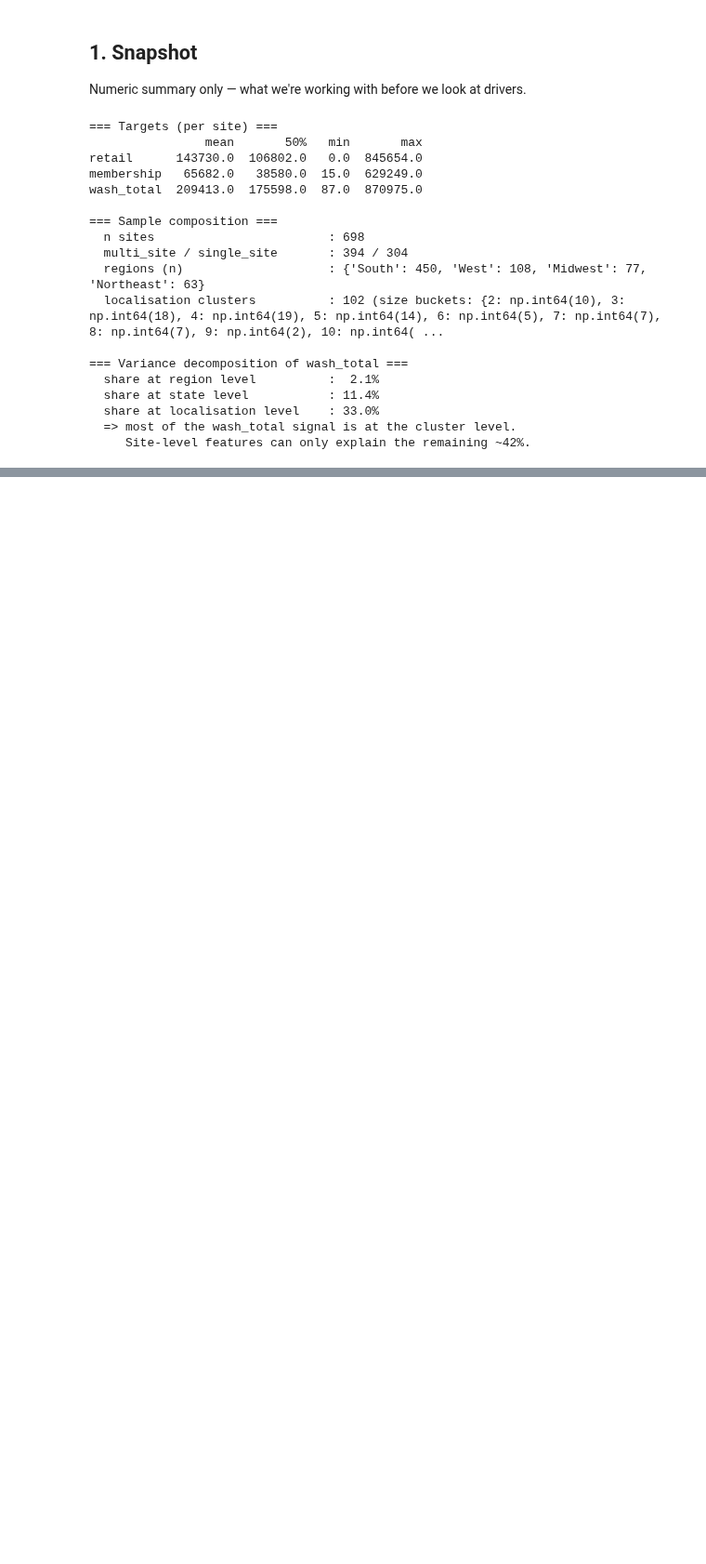
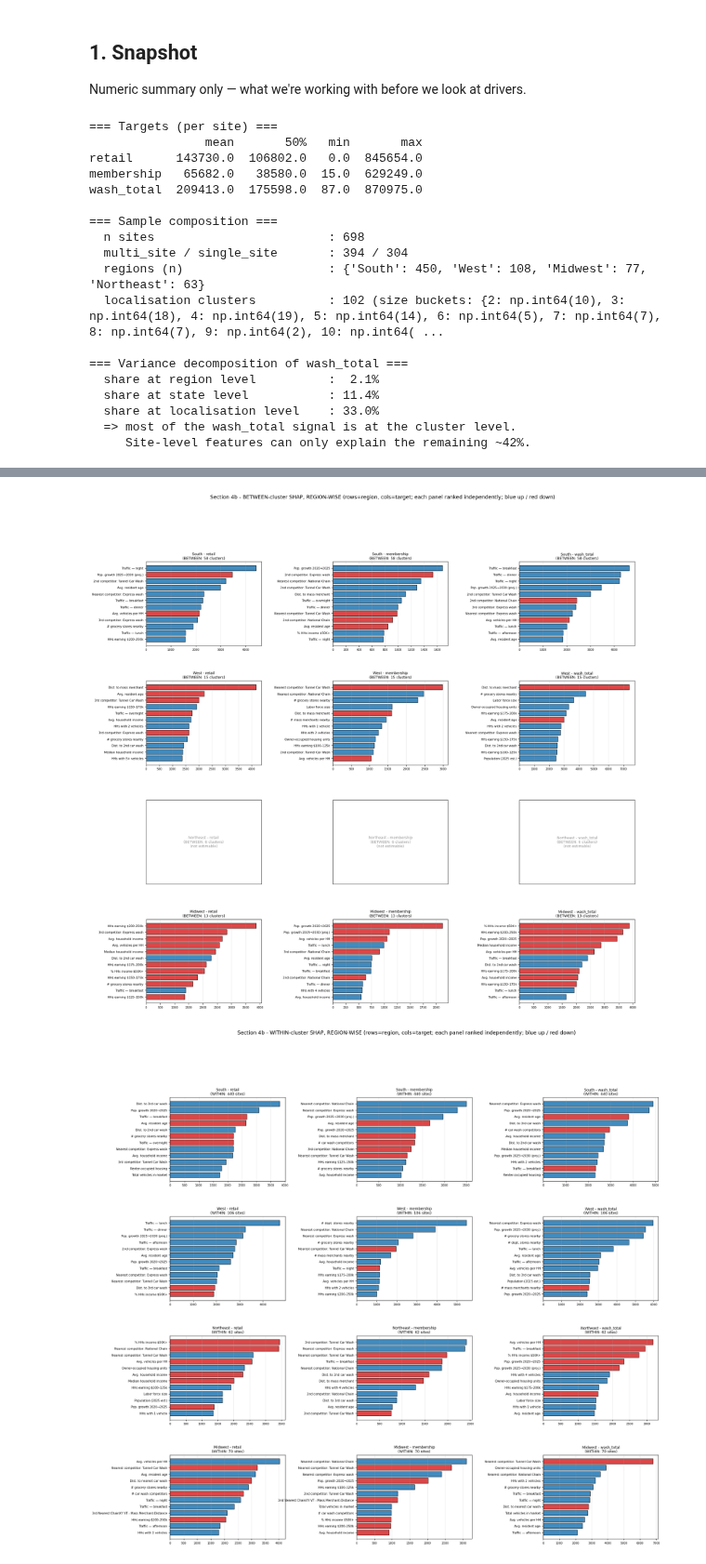
Before and after one commit to RocketFrog-ai/sonnysDataCollection, a Jupyter notebook: notebooks/backtesting_full_site_yearly.ipynb, the cells around one changed output, grey strips where cells are left out. Shown at 93% size. Cells and saved outputs as stored; diff of their text form; code cells hidden in the pictures; blank space fills up the shorter version.

```diff
--- a/notebooks/backtesting_full_site_yearly.ipynb
+++ b/notebooks/backtesting_full_site_yearly.ipynb
@@ -717,0 +918,60 @@ Top 10 SHAP features for wash_total (global):
+# %%
+# ============================================================================
+# Section 4b — Localisation decomposition, REGION-WISE (between & within, per region)
+# ============================================================================
+# Section 4's between/within-cluster SHAP, computed separately inside each region.
+# Each panel ranked by its OWN top features. Sample sizes stamped on every panel:
+# between-cluster needs many clusters (only South qualifies; Northeast blanked),
+# within-cluster uses the region's sites. Region splits sit at the noise floor
+# (Section 3 negative control) -> trust South, treat the rest as suggestive.
+# Reuses fit_shap / feat_label / regions / TARGET_NAMES / X / targets / loc_col / df.
+
+MIN_CLUSTER_RW = 3     # a cluster needs >=3 sites to contribute a stable mean
+MIN_CLUST_FIT  = 10    # need >=10 clusters in a region to attempt a between-cluster fit
+TOP_N_RW       = 12
+
+vc_rw = loc_col.value_counts()
+cluster_region = df.groupby('localisation')['region'].agg(lambda s: s.mode().iloc[0])
+region_clusters_rw = {r: [k for k in vc_rw.index if vc_rw[k] >= MIN_CLUSTER_RW and cluster_region[k] == r]
+                      for r in regions}
+
+def _rw_panel(ax, imp, sign, title):
+    if imp is None:
+        ax.text(0.5, 0.5, title + '\n(not estimable)', ha='center', va='center', fontsize=9, color='#999999')
+        ax.set_xticks([]); ax.set_yticks([]); return
+    order = imp.sort_values(ascending=False).head(TOP_N_RW).index[::-1].tolist()
+    cols = ['#1f77b4' if s > 0 else '#d62728' if s < 0 else '#999999' for s in sign.loc[order].values]
+    ax.barh(range(len(order)), imp.loc[order].values, color=cols, alpha=0.85, edgecolor='black')
+    ax.set_yticks(range(len(order))); ax.set_yticklabels([feat_label(f) for f in order], fontsize=7.5)
+    ax.set_title(title, fontsize=9); ax.grid(axis='x', alpha=0.3); ax.tick_params(axis='x', labelsize=7)
+
+for level in ['BETWEEN', 'WITHIN']:
+    fig = plt.figure(figsize=(22, 20))
+    gs = fig.add_gridspec(len(regions), len(TARGET_NAMES), wspace=0.62, hspace=0.42)
+    for ri, r in enumerate(regions):
+        cks = region_clusters_rw[r]
+        sel = loc_col.isin(cks).values
+        for ci, name in enumerate(TARGET_NAMES):
+            ax = fig.add_subplot(gs[ri, ci]); y = targets[name]
+            if level == 'BETWEEN':
+                if len(cks) < MIN_CLUST_FIT:
+                    _rw_panel(ax, None, None, f'{r} - {name}\n(BETWEEN: {len(cks)} clusters)'); continue
+                Xc = X[sel].groupby(loc_col[sel]).mean()
+                yc = y[sel].groupby(loc_col[sel]).mean()
+                imp, sign = fit_shap(Xc.reset_index(drop=True), yc.reset_index(drop=True))
+                _rw_panel(ax, imp, sign, f'{r} - {name}\n(BETWEEN: {len(cks)} clusters)')
+            else:
+                g = loc_col[sel]
+                keep = (g.map(g.value_counts()) >= 2).values   # need >=2 sites/cluster for within-variation
+                Xr = X[sel][keep].copy(); yr = y[sel][keep].copy(); gg = g[keep]
+                Xw = Xr - Xr.groupby(gg).transform('mean')
+                yw = yr - yr.groupby(gg).transform('mean')
+                imp, sign = fit_shap(Xw.reset_index(drop=True), yw.reset_index(drop=True))
+                _rw_panel(ax, imp, sign, f'{r} - {name}\n(WITHIN: {int(keep.sum())} sites)')
+    fig.suptitle(f'Section 4b - {level}-cluster SHAP, REGION-WISE '
+                 f'(rows=region, cols=target; each panel ranked independently; blue up / red down)',
+                 fontsize=13, y=0.997)
+    plt.show()
+# %% [output]
+[figure, added]
+[figure, added]
```
Also changed, not shown: parts of 9 cells of this notebook, 9 other files.
